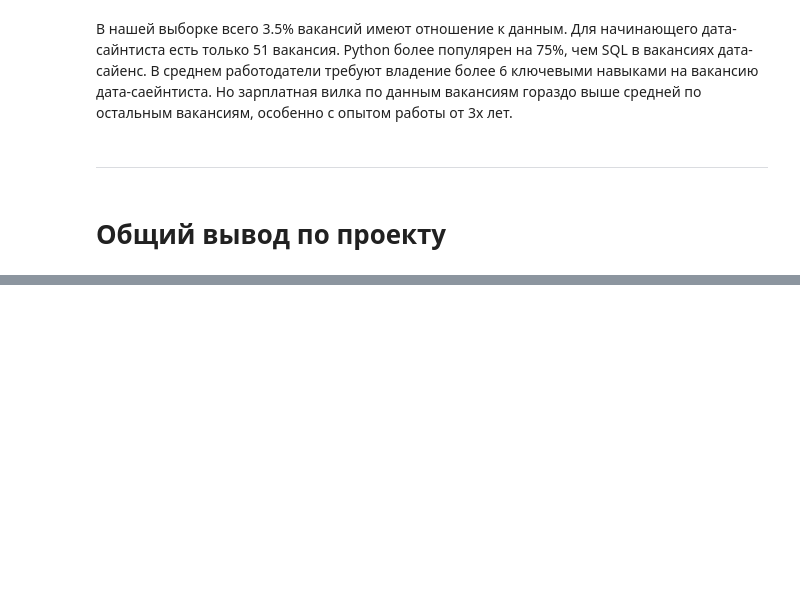
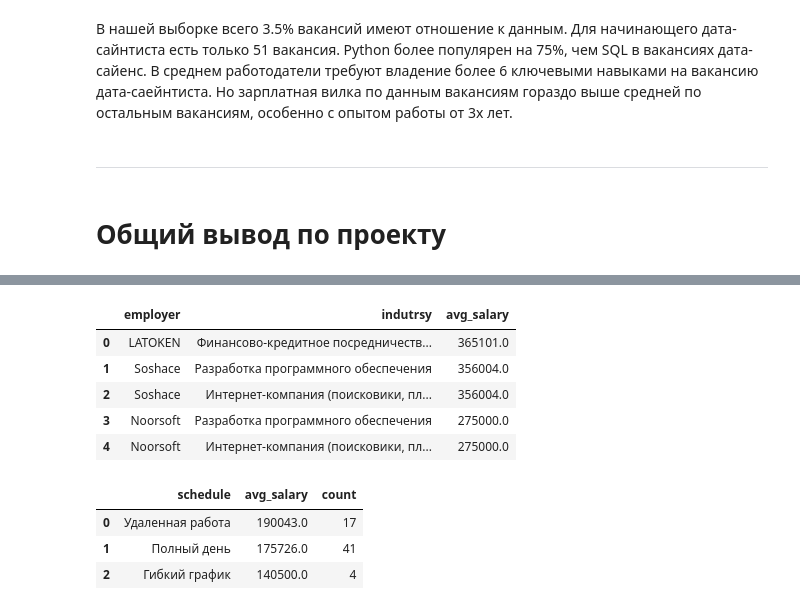
Before and after one commit to merrysam/Study, a Jupyter notebook: Project_2_sql/Project_2_Ноутбук_шаблон.ipynb, the cells around one changed output, grey strips where cells are left out. Drawn from its saved outputs; the diff is of its cells as text; code cells hidden in the pictures; blank space fills up the shorter version.

```diff
--- a/Project_2_sql/Project_2_Ноутбук_шаблон.ipynb
+++ b/Project_2_sql/Project_2_Ноутбук_шаблон.ipynb
@@ -585,0 +648,27 @@ df
+# %%
+query_7_3 = f''' /*Смотрим топ средних ЗП по работодателям и сферам деятельности с количеством вакансий больше 10*/
+            select
+                e.name employer,
+                i.name indutrsy,
+                round(avg(coalesce((salary_from + salary_to) / 2, salary_from, salary_to)), 0) avg_salary
+            from vacancies v
+                join employers e on v.employer_id = e.id
+                join employers_industries ei on e.id = ei.employer_id
+                join industries i on i.id = ei.industry_id
+            where
+                salary_from is not NULL or salary_to is not NULL
+            group by e.id, i.id
+            having count(*) > 10
+            order by 3 desc
+            limit 5
+        '''
+# %%
+df = pd.read_sql_query(query_7_3, connection)
+df
+# %% [output]
+|  | employer | indutrsy | avg_salary |
+| 0 | LATOKEN | Финансово-кредитное посредничеств... | 365101.0 |
+| 1 | Soshace | Разработка программного обеспечения | 356004.0 |
+| 2 | Soshace | Интернет-компания (поисковики, пл... | 356004.0 |
+| 3 | Noorsoft | Разработка программного обеспечения | 275000.0 |
+| 4 | Noorsoft | Интернет-компания (поисковики, пл... | 275000.0 |
@@ -585,0 +698,8 @@ df
+# %%
+df = pd.read_sql_query(query_7_4, connection)
+df
+# %% [output]
+|  | schedule | avg_salary | count |
+| 0 | Удаленная работа | 190043.0 | 17 |
+| 1 | Полный день | 175726.0 | 41 |
+| 2 | Гибкий график | 140500.0 | 4 |
```
Also changed, not shown: parts of 11 cells of this notebook.
